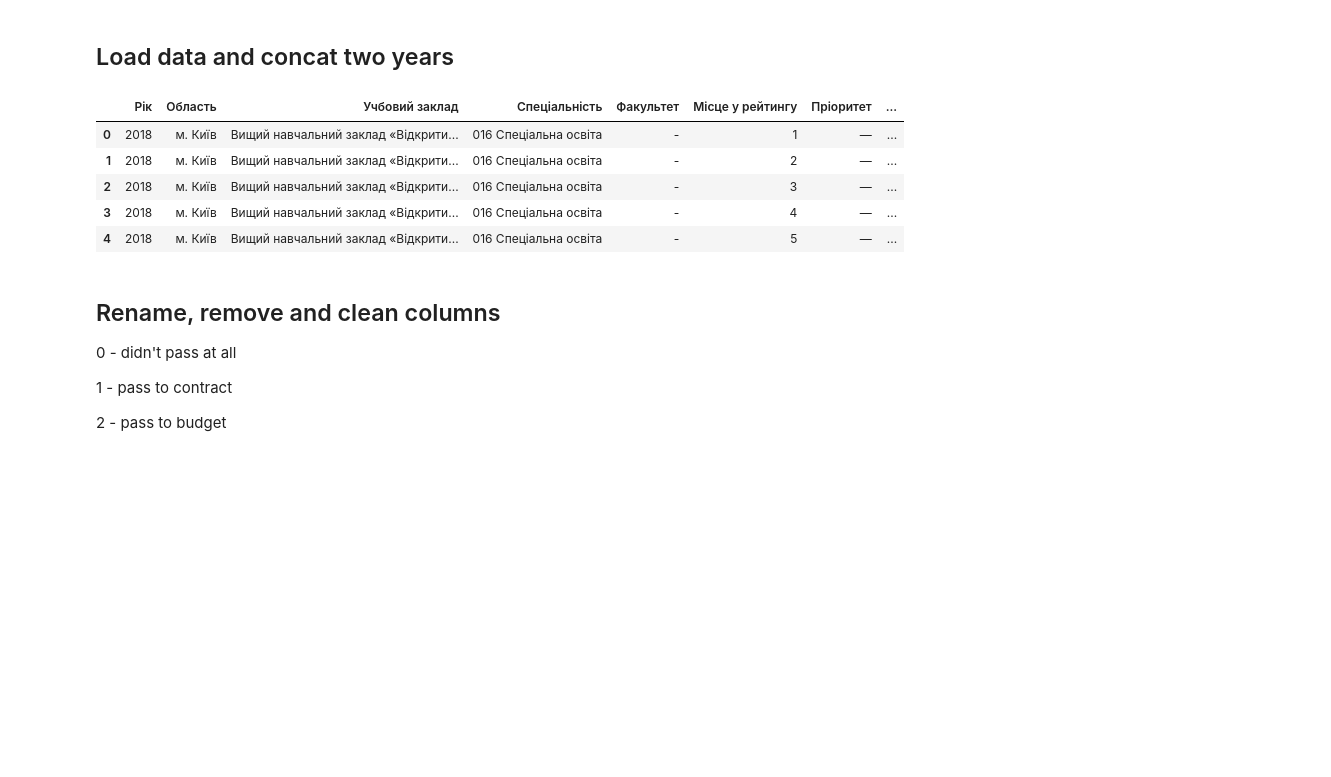
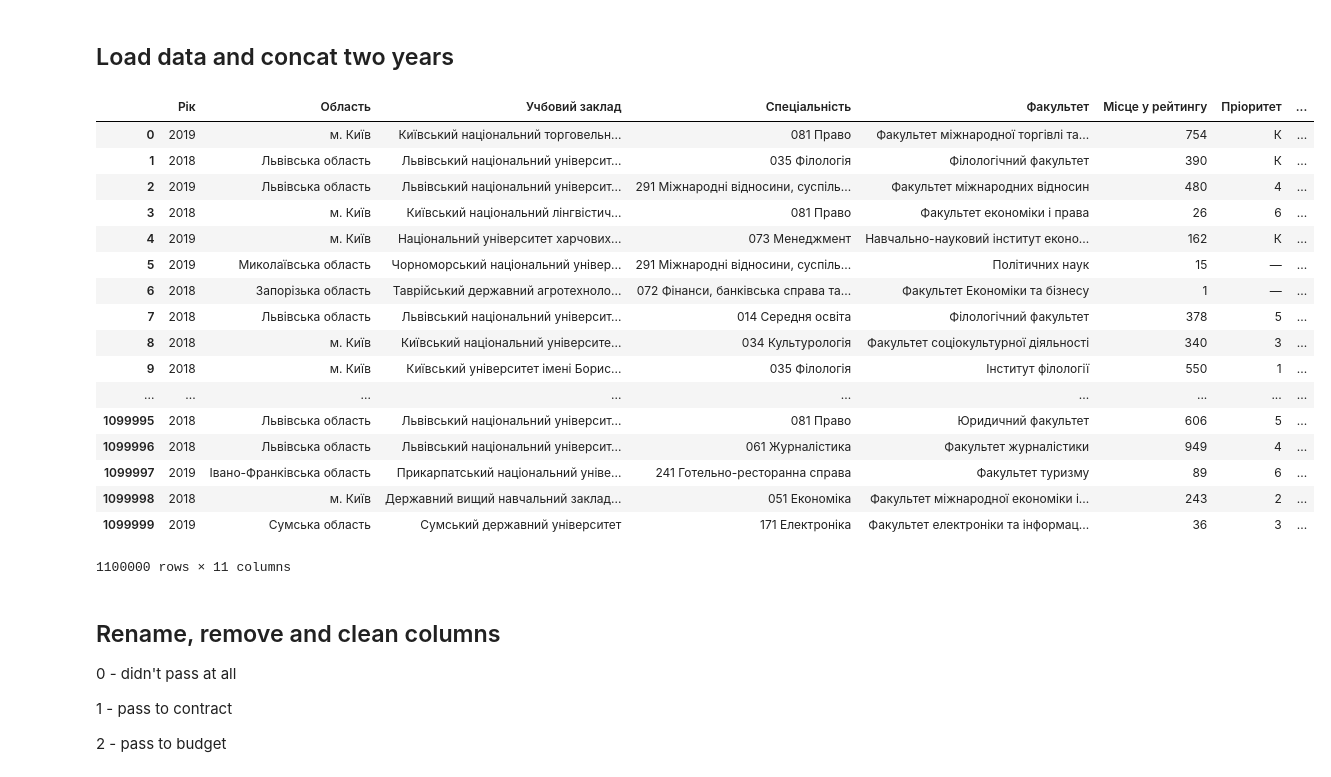
Before and after one commit to DimonLuk/abit_helper_model, a Jupyter notebook: preprocess_dataset.ipynb, the cells around one changed output. Cells and saved outputs as stored; diff of their text form; code cells hidden in the pictures; blank space fills up the shorter version.

```diff
--- a/preprocess_dataset.ipynb
+++ b/preprocess_dataset.ipynb
@@ -9,15 +13,28 @@ import pandas as pd
 # %%
 data_2018 = pd.read_csv("data2018.csv", encoding="cp1251")
 data_2019 = pd.read_csv("data2019.csv", encoding="cp1251")
 df = pd.concat([data_2018, data_2019])
-df.head()
+df = df.sample(1100000, random_state=2).reset_index(drop=True)
+df
 # %% [output]
 |  | Рік | Область | Учбовий заклад | Спеціальність | Факультет | Місце у рейтингу | Пріоритет | ... |
-| 0 | 2018 | м. Київ | Вищий навчальний заклад «Відкрити... | 016 Спеціальна освіта | - | 1 | — | ... |
-| 1 | 2018 | м. Київ | Вищий навчальний заклад «Відкрити... | 016 Спеціальна освіта | - | 2 | — | ... |
-| 2 | 2018 | м. Київ | Вищий навчальний заклад «Відкрити... | 016 Спеціальна освіта | - | 3 | — | ... |
-| 3 | 2018 | м. Київ | Вищий навчальний заклад «Відкрити... | 016 Спеціальна освіта | - | 4 | — | ... |
-| 4 | 2018 | м. Київ | Вищий навчальний заклад «Відкрити... | 016 Спеціальна освіта | - | 5 | — | ... |
+| 0 | 2019 | м. Київ | Київський національний торговельн... | 081 Право | Факультет міжнародної торгівлі та... | 754 | К | ... |
+| 1 | 2018 | Львівська область | Львівський національний університ... | 035 Філологія | Філологічний факультет | 390 | К | ... |
+| 2 | 2019 | Львівська область | Львівський національний університ... | 291 Міжнародні відносини, суспіль... | Факультет міжнародних відносин | 480 | 4 | ... |
+| 3 | 2018 | м. Київ | Київський національний лінгвістич... | 081 Право | Факультет економіки і права | 26 | 6 | ... |
+| 4 | 2019 | м. Київ | Національний університет харчових... | 073 Менеджмент | Навчально-науковий інститут еконо... | 162 | К | ... |
+| 5 | 2019 | Миколаївська область | Чорноморський національний універ... | 291 Міжнародні відносини, суспіль... | Політичних наук | 15 | — | ... |
+| 6 | 2018 | Запорізька область | Таврійський державний агротехноло... | 072 Фінанси, банківська справа та... | Факультет Економіки та бізнесу | 1 | — | ... |
+| 7 | 2018 | Львівська область | Львівський національний університ... | 014 Середня освіта | Філологічний факультет | 378 | 5 | ... |
+| 8 | 2018 | м. Київ | Київський національний університе... | 034 Культурологія | Факультет соціокультурної діяльності | 340 | 3 | ... |
+| 9 | 2018 | м. Київ | Київський університет імені Борис... | 035 Філологія | Інститут філології | 550 | 1 | ... |
+| ... | ... | ... | ... | ... | ... | ... | ... | ... |
+| 1099995 | 2018 | Львівська область | Львівський національний університ... | 081 Право | Юридичний факультет | 606 | 5 | ... |
+| 1099996 | 2018 | Львівська область | Львівський національний університ... | 061 Журналістика | Факультет журналістики | 949 | 4 | ... |
+| 1099997 | 2019 | Івано-Франківська область | Прикарпатський національний уніве... | 241 Готельно-ресторанна справа | Факультет туризму | 89 | 6 | ... |
+| 1099998 | 2018 | м. Київ | Державний вищий навчальний заклад... | 051 Економіка | Факультет мiжнародної економiки i... | 243 | 2 | ... |
+| 1099999 | 2019 | Сумська область | Сумський державний університет | 171 Електроніка | Факультет електроніки та інформац... | 36 | 3 | ... |
+1100000 rows × 11 columns
 # %% [markdown]
 ## Rename, remove and clean columns
 0 - didn't pass at all
```
Also changed, not shown: parts of 11 cells of this notebook, 5 other files.
